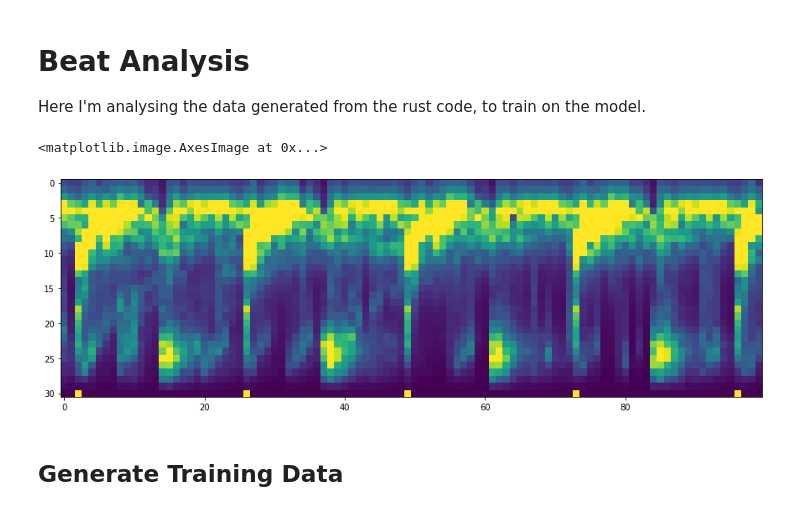
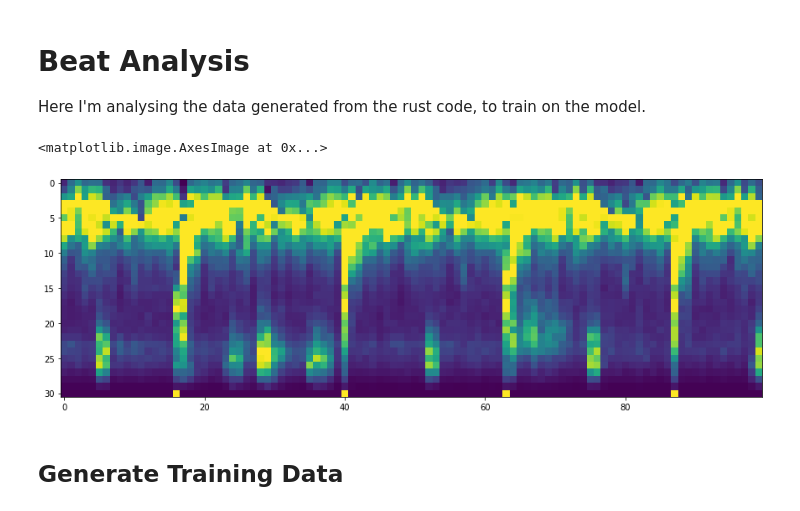
Before and after one commit to fhennig/nightfire, a Jupyter notebook: beat_trainer/beat_analysis.ipynb, the cells around one changed output. Cells and saved outputs as stored; diff of their text form; code cells hidden in the pictures.

```diff
--- a/beat_trainer/beat_analysis.ipynb
+++ b/beat_trainer/beat_analysis.ipynb
@@ -13,11 +11,13 @@ TRACK_DIR = "../mixxx_data"
+# %%
+DATA_DIR = "../mixxx_data/data"
 # %%
 def load_data(filename):
-    file = os.path.join(TRACK_DIR, filename)
+    file = os.path.join(filename)
     with open(file, 'rb') as f:
         data = dict(pickle.load(f))
     return data
 # %%
-data = load_data("amelie.pickle")
+data = load_data(ps.path.join(DATA_DIR, "0.pickle"))
 target = np.array(data['target'])[:,None]
 hist = np.array(data['hist'])
 joined_data = np.hstack((hist, target))
@@ -25,11 +25,11 @@ joined_data = np.clip(joined_data, 0, 1)
 # %%
 fig = plt.figure(figsize=(15,7))
 ax = fig.add_subplot(111)
-x = 6000
+x = 1000
 ax.imshow(joined_data[x:x+100].T)
 # %% [output]
 <matplotlib.image.AxesImage at 0x...>
-[figure, old version]
+[figure, new version]
 # %% [markdown]
 ## Generate Training Data
 # %%
```
Also changed, not shown: parts of 6 cells of this notebook.
